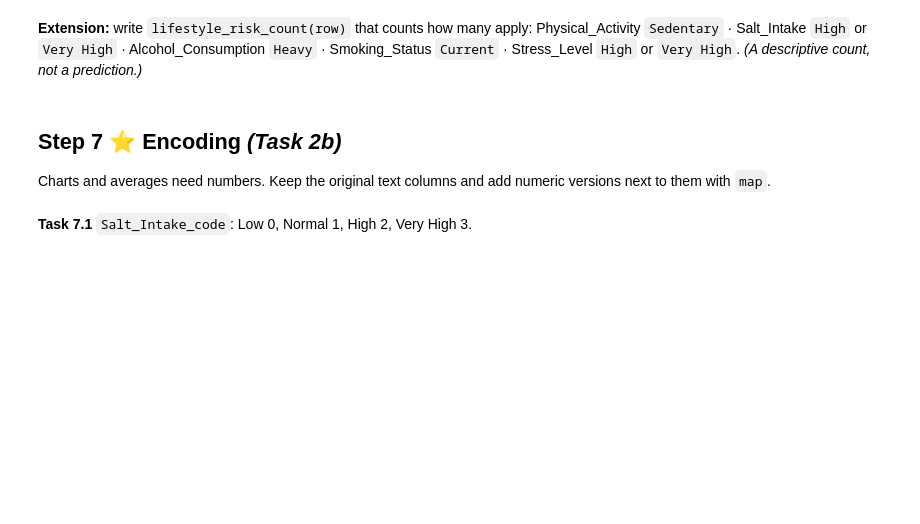
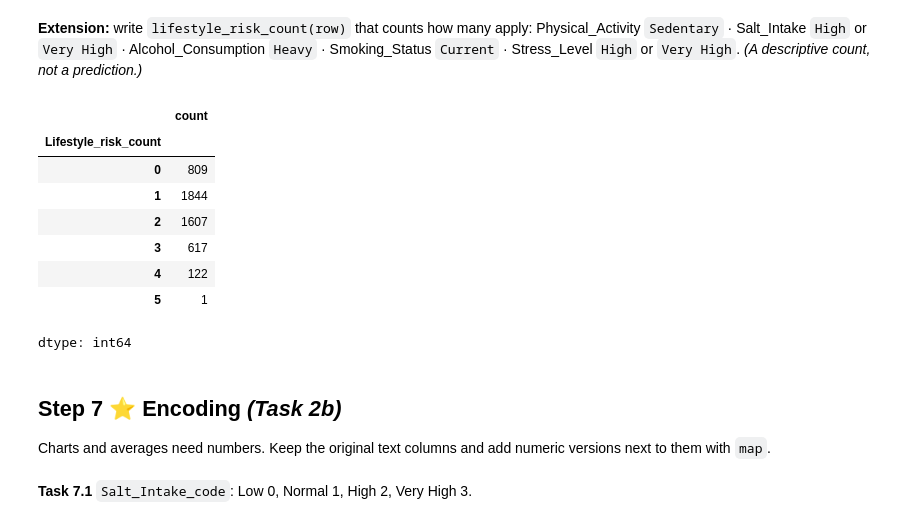
Before and after one commit to Jeyaprabakar01/programming_for_data_analysis_workshop_4_27_10_2026, a Jupyter notebook: Workshop_4_27_10_2026.ipynb, the cells around one changed output. Cells and saved outputs as stored; diff of their text form; code cells hidden in the pictures; blank space fills up the shorter version.

```diff
--- a/Workshop_4_27_10_2026.ipynb
+++ b/Workshop_4_27_10_2026.ipynb
@@ -506,13 +558,32 @@ df['Pulse_pressure'].describe()
 # %% [markdown]
 **Extension:** write `lifestyle_risk_count(row)` that counts how many apply: Physical_Activity `Sedentary` · Salt_Intake `High` or `Very High` · Alcohol_Consumption `Heavy` · Smoking_Status `Current` · Stress_Level `High` or `Very High`. *(A descriptive count, not a prediction.)*
-# %%
-def lifestyle_risk_count(row):
-    count = 0
-    ...
-    return count
+# %%
+def lifestyle_risk_count(row):
+    count = 0
+    if row['Physical_Activity'] == 'Sedentary':
+        count += 1
+    if row['Salt_Intake'] in ['High', 'Very High']:
+        count += 1
+    if row['Alcohol_Consumption'] == 'Heavy':
+        count += 1
+    if row['Smoking_Status'] == 'Current':
+        count += 1
+    if row['Stress_Level'] in ['High', 'Very High']:
+        count += 1
+    return count
 # %%
-df['Lifestyle_risk_count'] = ...
+df['Lifestyle_risk_count'] = df.apply(lifestyle_risk_count, axis=1)
 df['Lifestyle_risk_count'].value_counts().sort_index()
+# %% [output]
+|  | count |
+| Lifestyle_risk_count |  |
+| 0 | 809 |
+| 1 | 1844 |
+| 2 | 1607 |
+| 3 | 617 |
+| 4 | 122 |
+| 5 | 1 |
+dtype: int64
 # %% [markdown]
 ## Step 7 ⭐ Encoding  *(Task 2b)*
 Charts and averages need numbers. Keep the original text columns and add numeric versions next to them with `map`.
```
Also changed, not shown: parts of 22 cells of this notebook.
